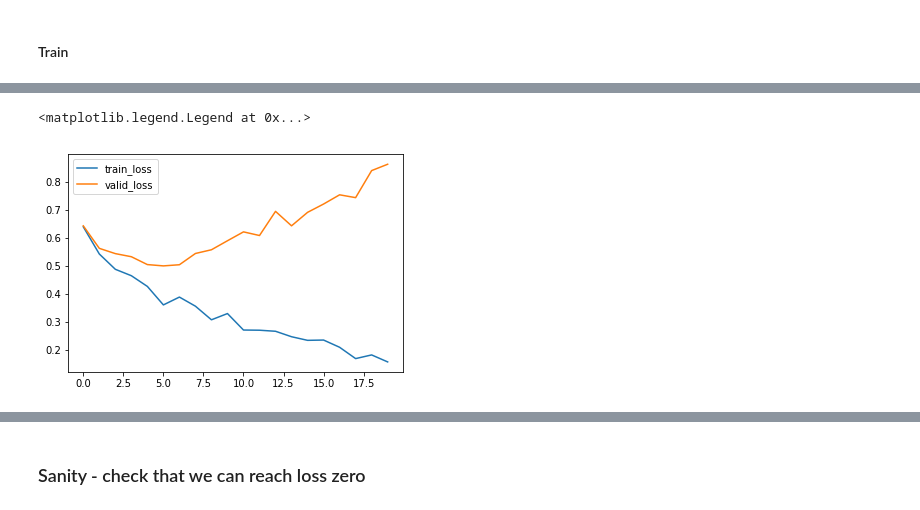
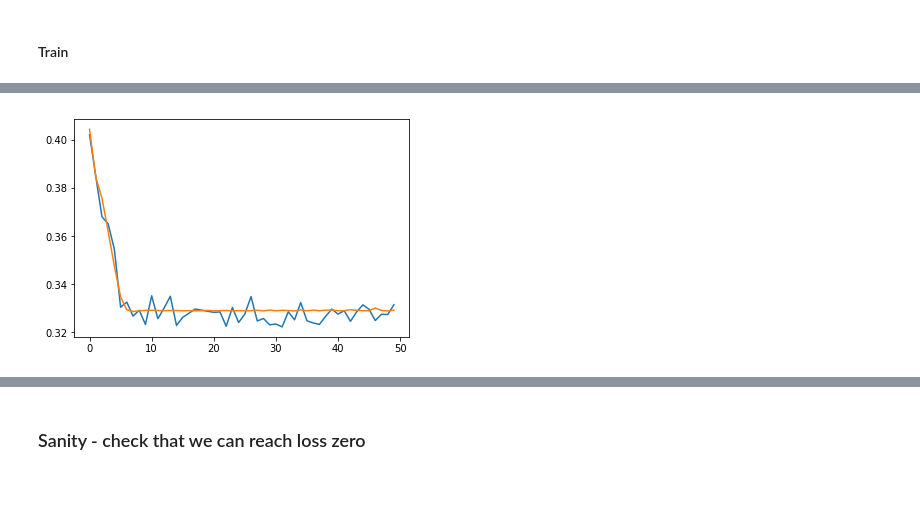
Before and after one commit to shaharazulay/hidden-markov-models, a Jupyter notebook: hmm/simulation.ipynb, the cells around one changed output, grey strips where cells are left out. Saved outputs shown, nothing was run; the diff lists cells and outputs as text; code cells hidden in the pictures.

```diff
--- a/hmm/simulation.ipynb
+++ b/hmm/simulation.ipynb
@@ -277,7 +175,15 @@ X_train, X_test, y_train, y_test = train_test_split(X_dataset, y_dataset, test_s
+# %%
+n_epochs = 50
+batch_size = 64 # len(X_train) # 256
 # %%
 trainset = ChainDataset(X_train, y_train)
 testset = ChainDataset(X_test, y_test)
 trainloader = torch.utils.data.DataLoader(trainset, batch_size=batch_size, shuffle=True, num_workers=2)
 validloader = torch.utils.data.DataLoader(testset, batch_size=len(testset), shuffle=True, num_workers=2)
+# %%
+j = Variable(torch.tensor([20.]), requires_grad=True)
+b = Variable(torch.tensor([-5., 10.]), requires_grad=True)
+# %%
+optimizer = optim.Adam([j, b], lr=0.1)
 # %% [markdown]
 #### Train
@@ -284,26 +274,37 @@ validloader = torch.utils.data.DataLoader(testset, batch_size=len(testset), shuf
 # %%
-model.train()
 learning_curve = []
 
 for epoch in range(1, n_epochs + 1):
 
     for batch in trainloader:
+        X_batch, y_batch = Variable(batch['X'], requires_grad=False), Variable(batch['y'], requires_grad=False)
 
-        X_batch, y_batch = Variable(batch['X']), Variable(batch['y'])
-        model.zero_grad()
+        print('J: {},  b0: {}, b1: {}'.format(j[0], b[0], b[1]))
 
-        y_pred = model(X_batch)
-        loss = F.binary_cross_entropy(y_pred, y_batch)
+        optimizer.zero_grad()
+        loss = belief_propagation_cross_entropy_loss(j, b, X_batch, y_batch, chain_len=T)
+        loss.backward()
 
-        loss.backward()
+        b.grad.data[1].fill_(0)  # take b[1] as constant
+        print('JGrad: {},  bGrad: {}'.format(j.grad.data, b.grad.data))
+
         optimizer.step()
 
-    if epoch % 10 == 0:
+
+    if epoch % 1 == 0:
         valid = next(iter(validloader))
         X_valid, y_valid = Variable(valid['X']), Variable(valid['y'])
-        y_pred_valid = model(X_valid)
-        loss_valid = F.binary_cross_entropy(y_pred_valid, y_valid)
+        with torch.no_grad():
+            loss_valid = belief_propagation_cross_entropy_loss(j, b, X_valid, y_valid, chain_len=T)
 
-        print('epoch {}:: loss = {}, validation loss = {}'. format(epoch, loss, loss_valid))
-        learning_curve.append((loss, loss_valid))
+        print('>>>\t epoch {}:: loss = {}, validation loss = {}'. format(epoch, loss, loss_valid))
+        learning_curve.append({
+            'epoch': epoch + 1,
+            'loss': loss,
+            'loss_valid': loss_valid,
+            'b': [b.data.clone()[0], b.data.clone()[1]],
+            'j': j.data.clone()[0],
+            'b_grad': [b.grad.data.clone()[0], b.grad.data.clone()[1]],
+            'j_grad': j.grad.data.clone()[0]
+        })
 # %% [output]
@@ -330,7 +328,4 @@ epoch 200:: loss = 0.1568867713212967, validation loss = 0.8617414832115173
-# %%
-plot([tr_loss for tr_loss, valid_loss in learning_curve]);
-plot([valid_loss for tr_loss, valid_loss in learning_curve]);
-legend(['train_loss', 'valid_loss'])
-# %% [output]
-<matplotlib.legend.Legend at 0x...>
-[figure, removed]
+# %%
+plot([(v['loss'], v['loss_valid']) for v in learning_curve]);
+# %% [output]
+[figure, added]
```
Also changed, not shown: parts of 74 cells of this notebook.
